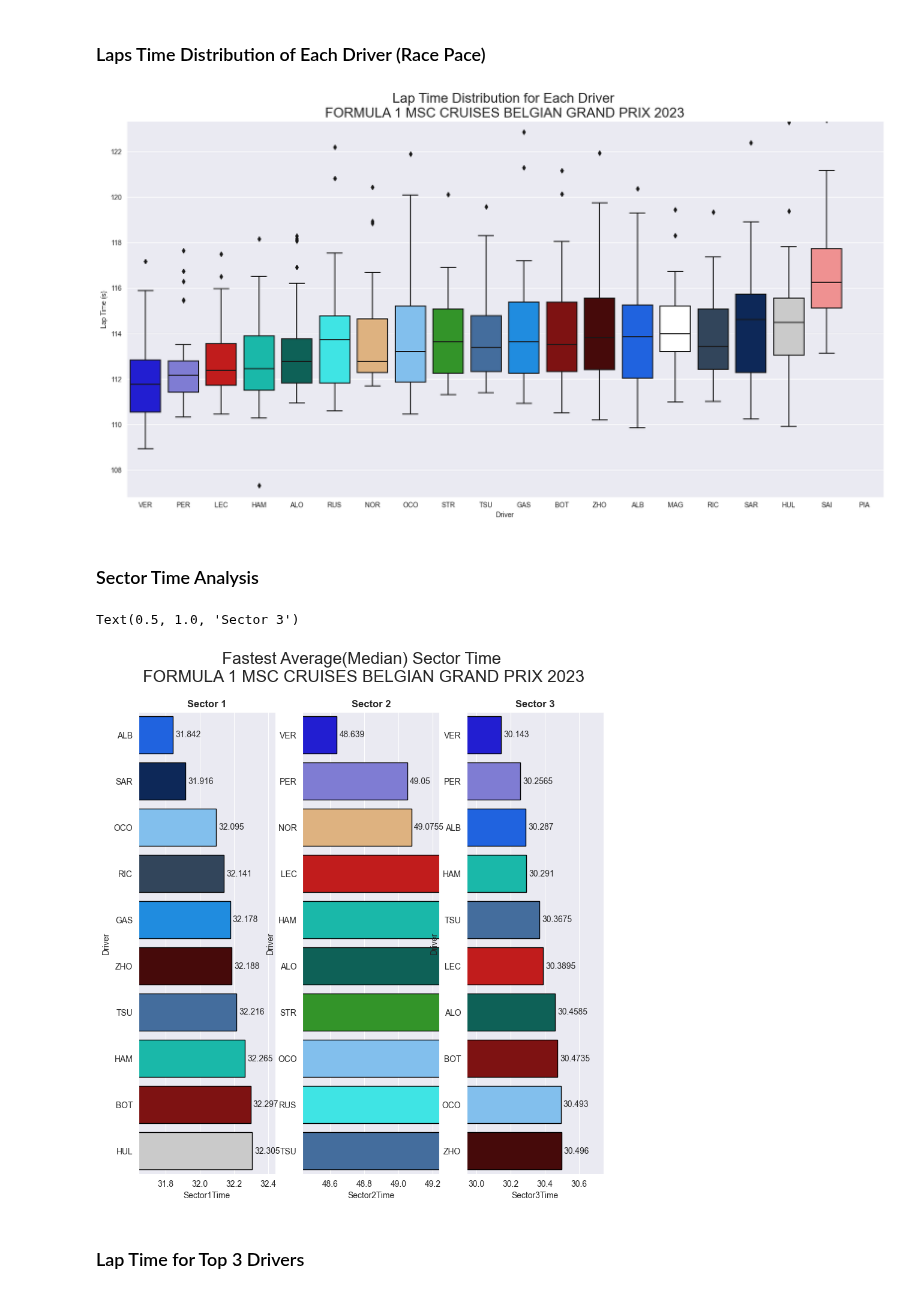
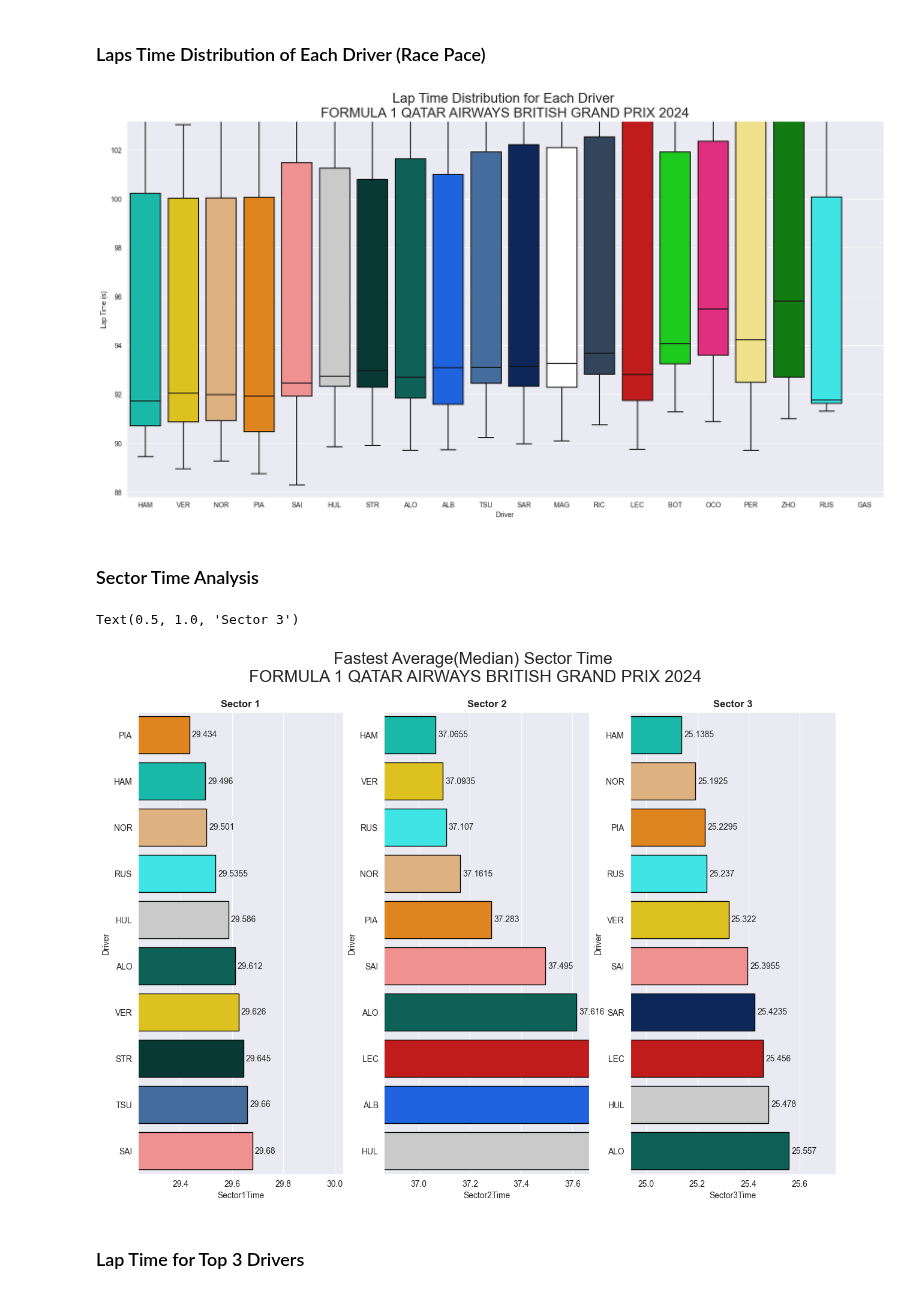
Before and after one commit to edmundhong/formula1-dataanalysis, a Jupyter notebook: Race Analysis.ipynb, the cells around one changed output. Saved outputs shown, nothing was run; the diff lists cells and outputs as text; code cells hidden in the pictures.

Commit message:
update for British GP 2024

```diff
--- a/Race Analysis.ipynb
+++ b/Race Analysis.ipynb
@@ -26,8 +26,8 @@ pd.set_option('display.max_columns', None)
 ### Load Race(Input Race Name and Year)
 # %%
 # input session and year
-year = 2023
-location = 'Belgium'
+year = 2024
+location = 'British'
 
 # get session
 """
@@ -114,10 +111,7 @@ plt.show()
 driver_color = {}
 for index,lap in df.iterrows():
     driver = lap['Driver']
-    if driver == 'RIC':
-        driver_color[driver] = fastf1.plotting.driver_color('DEV')
-    else:
-        driver_color[driver] = fastf1.plotting.driver_color(driver)
+    driver_color[driver] = fastf1.plotting.driver_color(driver)
 
 # Plot box whisker plots for lap time distribution of each driver
 plt.figure(figsize=(20,10))
@@ -130,39 +124,39 @@ plt.ylabel('Lap Time (s)')
 plt.title('Lap Time Distribution for Each Driver \n'+race_name,  fontsize=20)
 plt.show()
 # %% [output]
-[figure, old version]
+[figure, new version]
 # %% [markdown]
 ### Sector Time Analysis
 # %%
 # Get the top 10 fastest average(median) SectorTime
 # use median to counter mixed conditions (exp: dry+wet)
 top_10_sector1 = df.groupby(['Driver'])['Sector1Time'].median().sort_values().head(10).reset_index()
 top_10_sector2 = df.groupby(['Driver'])['Sector2Time'].median().sort_values().head(10).reset_index()
 top_10_sector3 = df.groupby(['Driver'])['Sector3Time'].median().sort_values().head(10).reset_index()
 
-fig, ax = plt.subplots(1,3, figsize=(10, 10))
+fig, ax = plt.subplots(1,3, figsize=(15, 10))
 fig.suptitle('Fastest Average(Median) Sector Time \n'+race_name, fontsize=20)
 
 # Sector 1
 sns.barplot(x=top_10_sector1['Sector1Time'], y=top_10_sector1['Driver'], palette=driver_color, ax=ax[0], edgecolor='black')
 ax[0].bar_label(ax[0].containers[0], padding=3)
 ax[0].set_xlim(top_10_sector1.Sector1Time[0]-0.2,top_10_sector1.Sector1Time[0]+0.6)
 ax[0].set_title('Sector 1', fontweight="bold")
 
 # Sector 2
 sns.barplot(x=top_10_sector2['Sector2Time'], y=top_10_sector2['Driver'], palette=driver_color, ax=ax[1], edgecolor='black')
 ax[1].bar_label(ax[1].containers[0], padding=3)
 ax[1].set_xlim(top_10_sector2.Sector2Time[0]-0.2,top_10_sector2.Sector2Time[0]+0.6)
 ax[1].set_title('Sector 2', fontweight="bold")
 
 # Sector 3
 sns.barplot(x=top_10_sector3['Sector3Time'], y=top_10_sector3['Driver'], palette=driver_color, ax=ax[2], edgecolor='black')
 ax[2].bar_label(ax[2].containers[0], padding=3)
 ax[2].set_xlim(top_10_sector3.Sector3Time[0]-0.2,top_10_sector3.Sector3Time[0]+0.6)
 ax[2].set_title('Sector 3', fontweight="bold")
 # %% [output]
 Text(0.5, 1.0, 'Sector 3')
-[figure, old version]
+[figure, new version]
 # %% [markdown]
 ### Lap Time for Top 3 Drivers
 # %%
```
Also changed, not shown: parts of 8 cells of this notebook, 1 other file.
